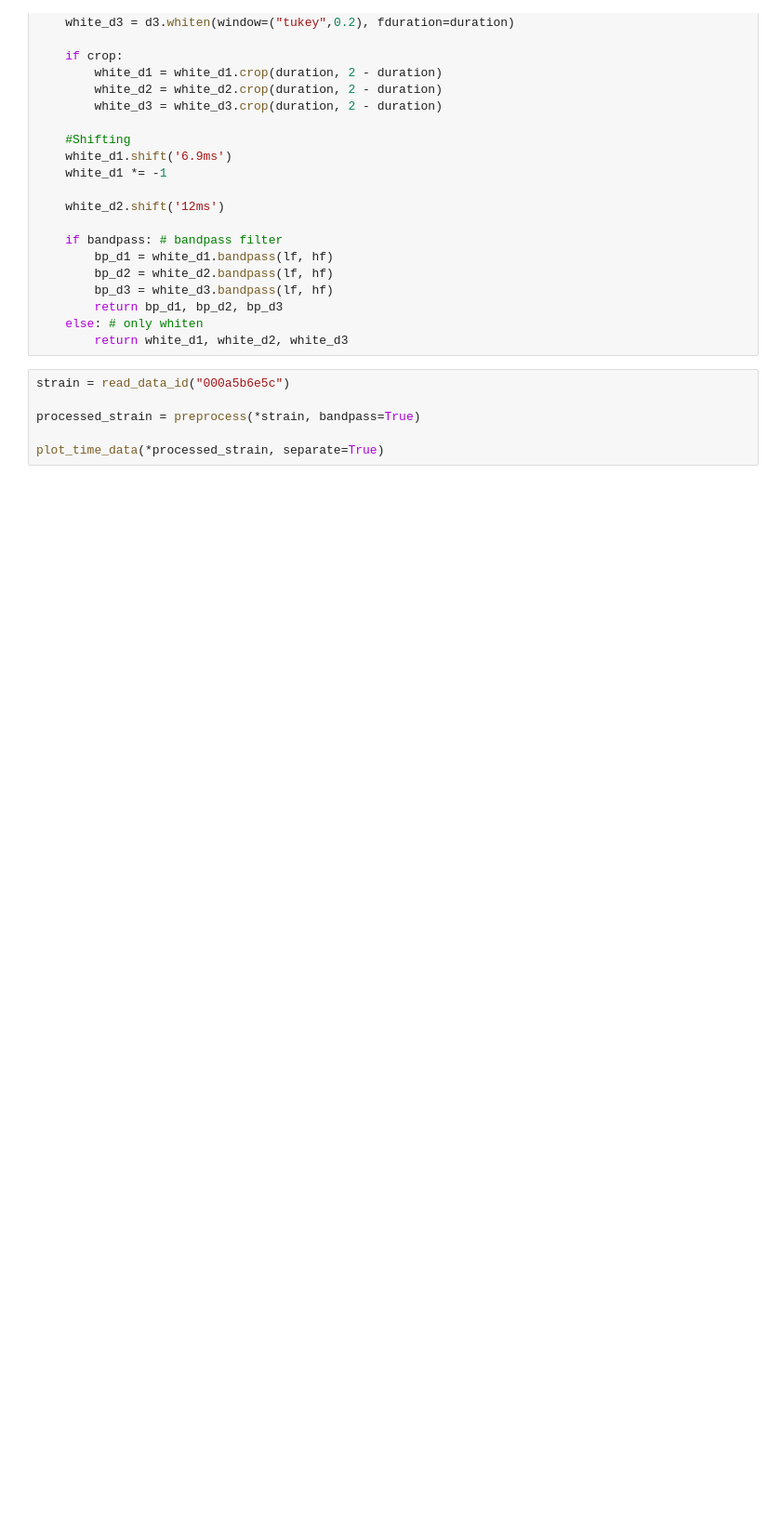
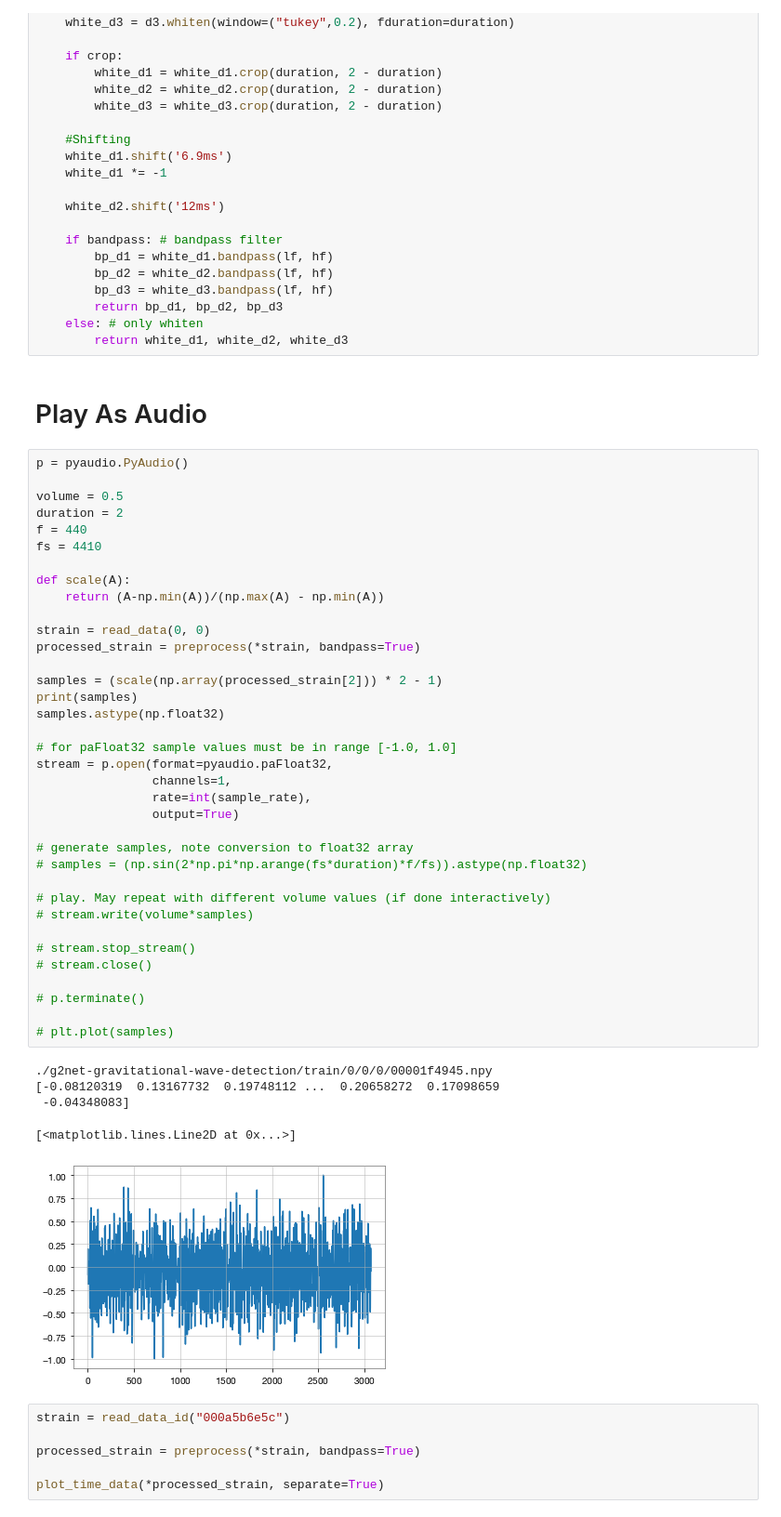
Before and after one commit to deleomike/GravWave, a Jupyter notebook: Visualization.ipynb, the cells around one changed output. Shown at 93% size. Cells and saved outputs as stored; diff of their text form; blank space fills up the shorter version.

```diff
--- a/Visualization.ipynb
+++ b/Visualization.ipynb
@@ -135,6 +136,50 @@ def preprocess(d1, d2, d3, bandpass=False, lf=35, hf=350, crop=True):
         return bp_d1, bp_d2, bp_d3
     else: # only whiten
         return white_d1, white_d2, white_d3
+# %% [markdown]
+# Play As Audio
+# %%
+p = pyaudio.PyAudio()
+
+volume = 0.5
+duration = 2
+f = 440
+fs = 4410
+
+def scale(A):
+    return (A-np.min(A))/(np.max(A) - np.min(A))
+
+strain = read_data(0, 0)
+processed_strain = preprocess(*strain, bandpass=True)
+
+samples = (scale(np.array(processed_strain[2])) * 2 - 1)
+print(samples)
+samples.astype(np.float32)
+
+# for paFloat32 sample values must be in range [-1.0, 1.0]
+stream = p.open(format=pyaudio.paFloat32,
+                channels=1,
+                rate=int(sample_rate),
+                output=True)
+
+# generate samples, note conversion to float32 array
+# samples = (np.sin(2*np.pi*np.arange(fs*duration)*f/fs)).astype(np.float32)
+
+# play. May repeat with different volume values (if done interactively)
+# stream.write(volume*samples)
+
+# stream.stop_stream()
+# stream.close()
+
+# p.terminate()
+
+# plt.plot(samples)
+# %% [output]
+./g2net-gravitational-wave-detection/train/0/0/0/00001f4945.npy
+[-0.08120319  0.13167732  0.19748112 ...  0.20658272  0.17098659
+ -0.04348083]
+[<matplotlib.lines.Line2D at 0x...>]
+[figure, added]
 # %%
 strain = read_data_id("000a5b6e5c")
 
```
Also changed, not shown: parts of 1 cell of this notebook, 24 other files.
